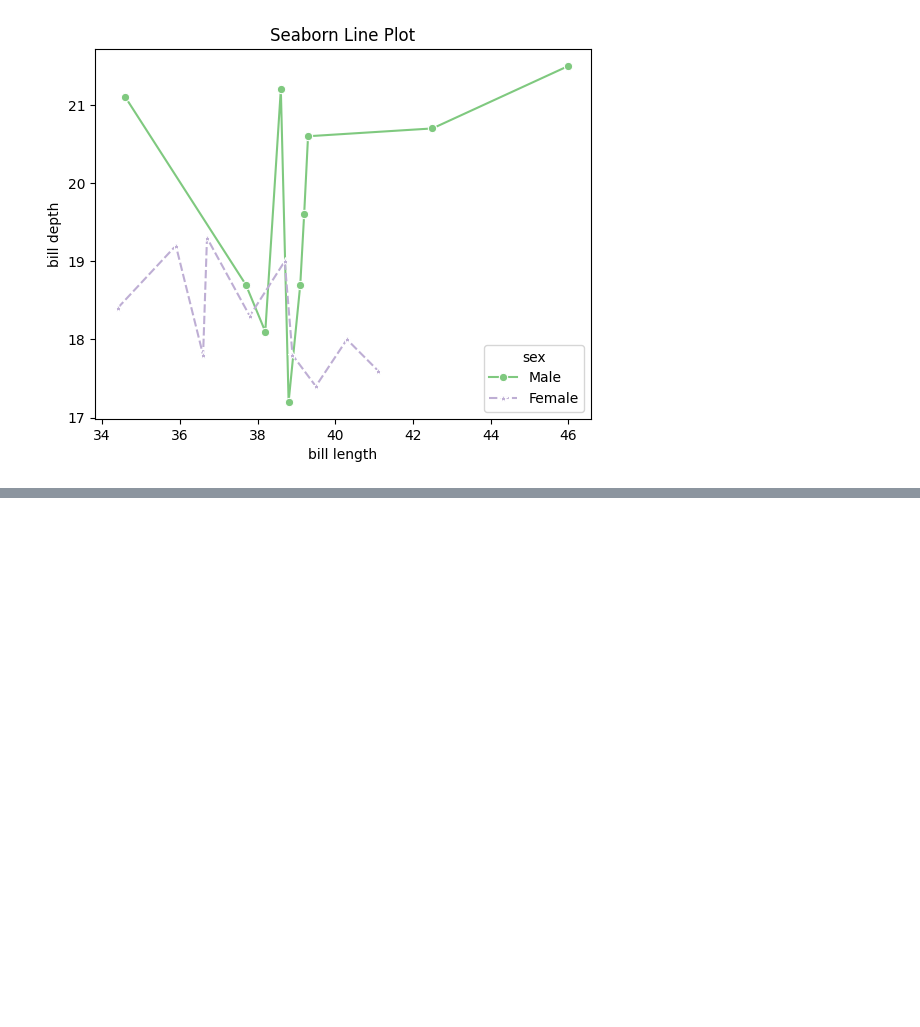
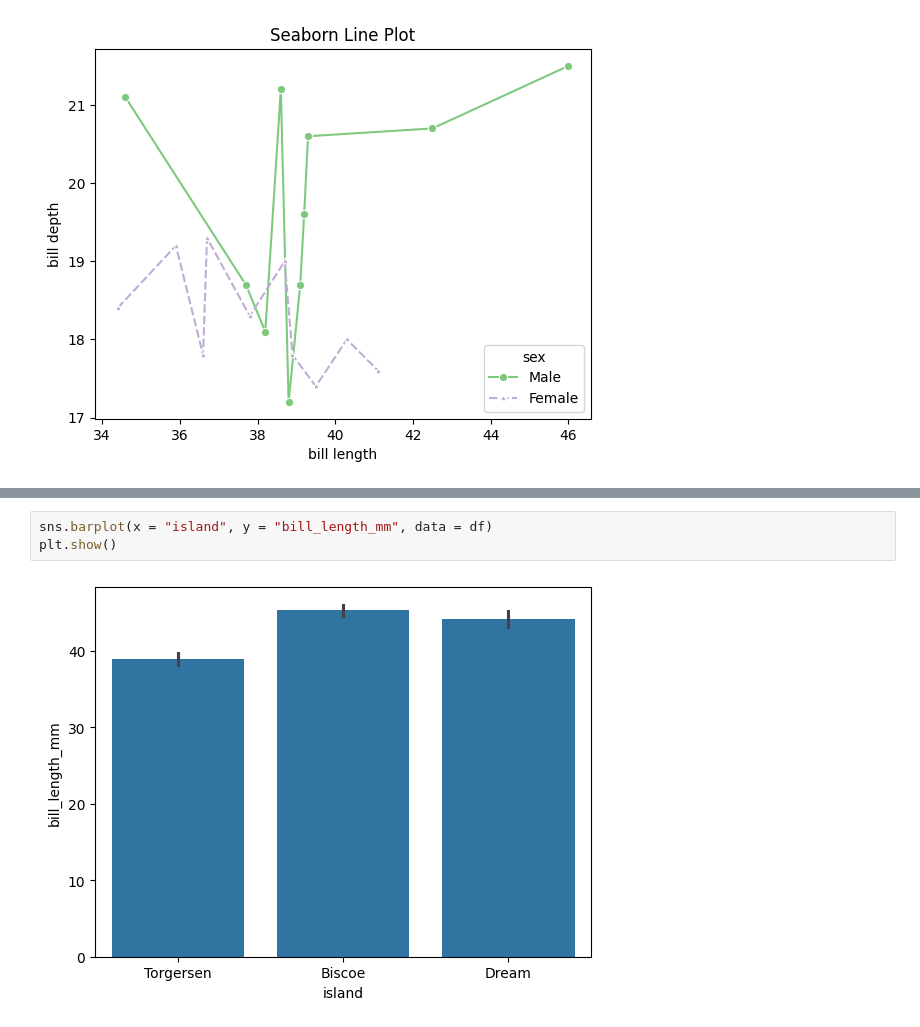
Before and after one commit to Tanay-Dwivedi/DADS-practice, a Jupyter notebook: Python/Seaborn/seaborn_practice1.ipynb, the cells around one changed output, grey strips where cells are left out. Saved outputs shown, nothing was run; the diff lists cells and outputs as text; blank space fills up the shorter version.

```diff
--- a/Python/Seaborn/seaborn_practice1.ipynb
+++ b/Python/Seaborn/seaborn_practice1.ipynb
@@ -133,0 +161,5 @@ plt.show()
+# %%
+sns.barplot(x = "island", y = "bill_length_mm", data = df)
+plt.show()
+# %% [output]
+[figure, added]
```
Also changed, not shown: parts of 19 cells of this notebook.
